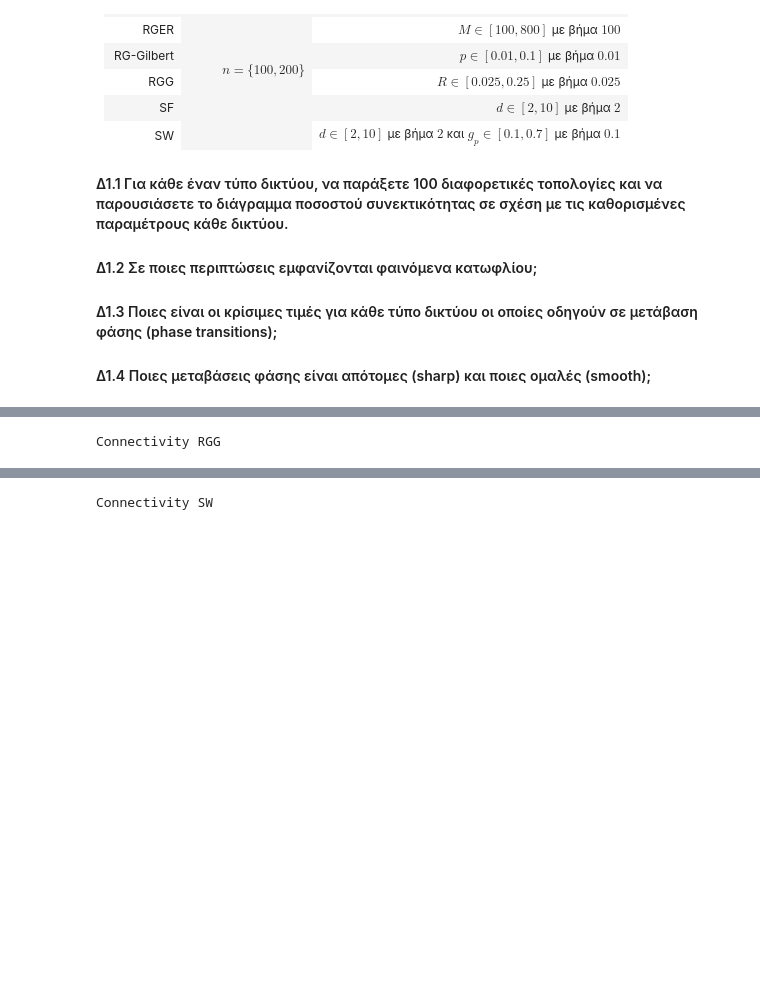
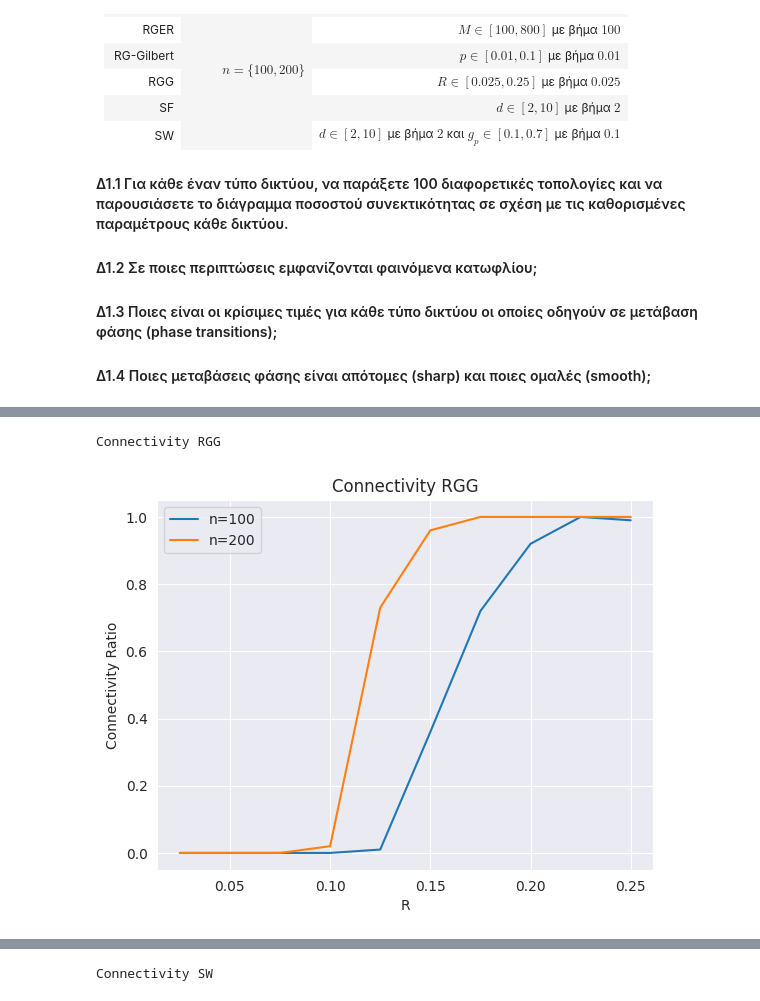
Before and after one commit to ChrisNick92/SocialNetworkAnalysis, a Jupyter notebook: project1/christosnikou_03400146.ipynb, the cells around one changed output, grey strips where cells are left out. Saved outputs shown, nothing was run; the diff lists cells and outputs as text; code cells hidden in the pictures; blank space fills up the shorter version.

```diff
--- a/project1/christosnikou_03400146.ipynb
+++ b/project1/christosnikou_03400146.ipynb
@@ -805,6 +856,9 @@ Connectivity RG Gilbert
 # %%
 print("Connectivity RGG")
+
+generate_diagram(type = "RGG")
 # %% [output]
 Connectivity RGG
+[figure, added]
 # %%
 print("Connectivity SF")
```
Also changed, not shown: parts of 6 cells of this notebook.
